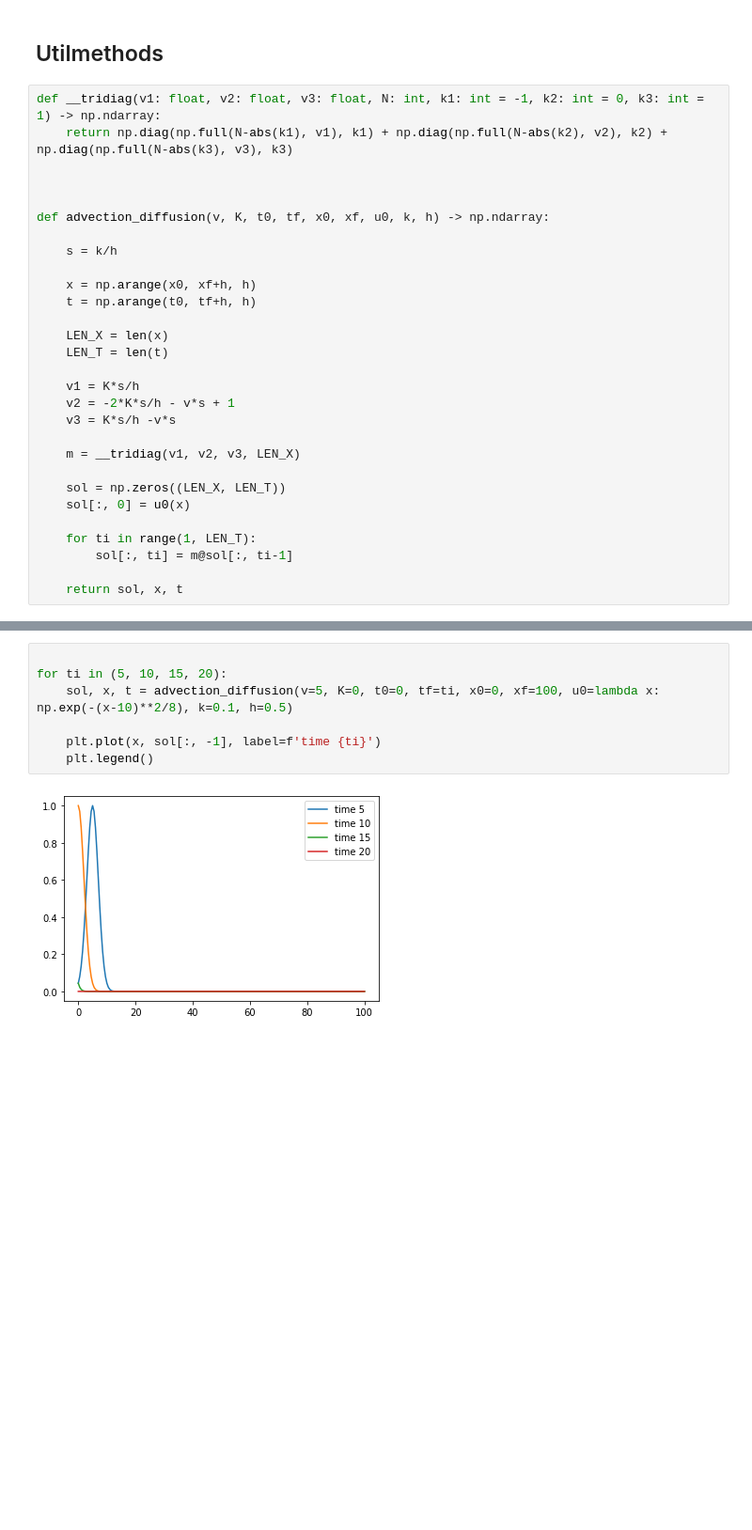
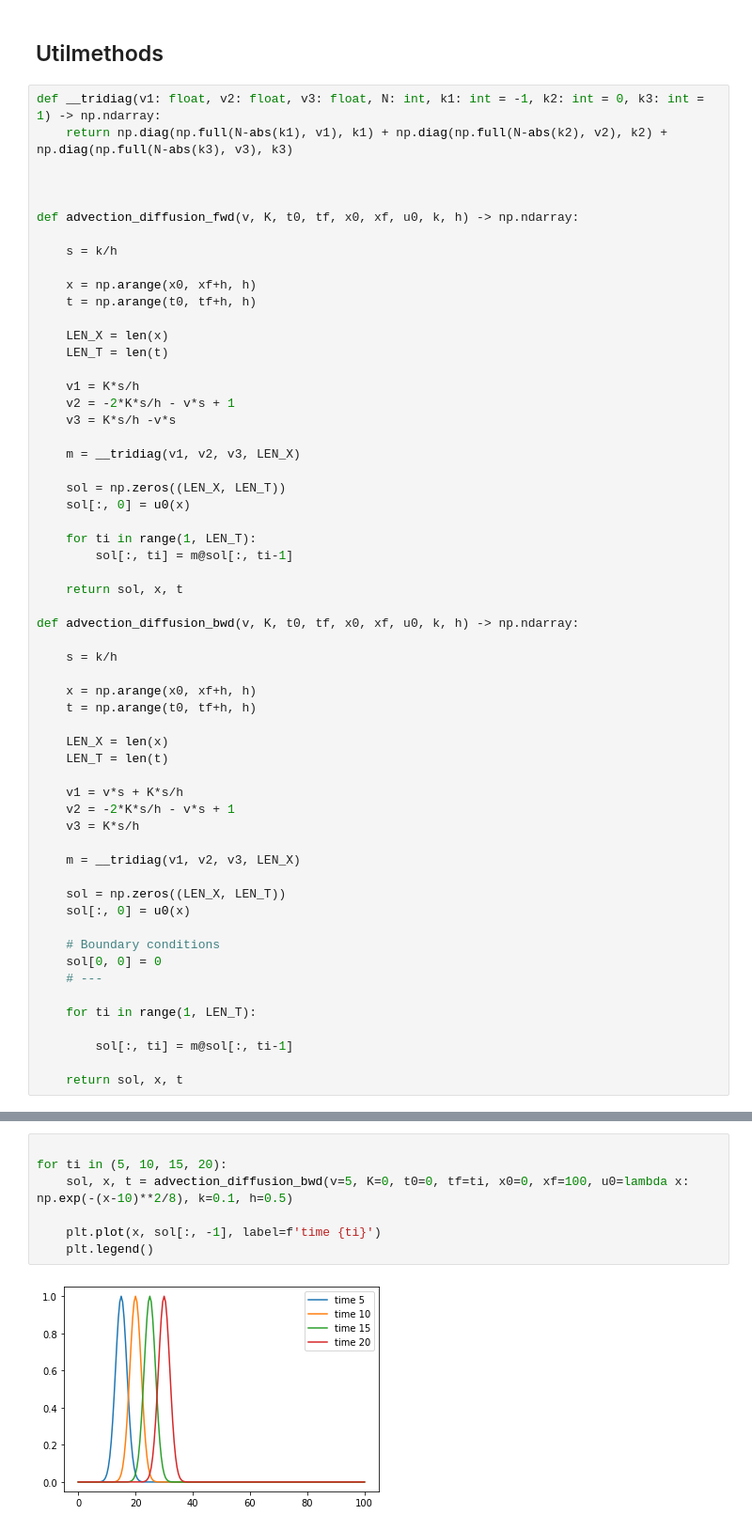
Before and after one commit to LuisGMM/UC3M-NUMERICAL-METHODS-Practices, a Jupyter notebook: src/Practices/Practice_12_21-22.ipynb, the cells around one changed output, grey strips where cells are left out. Shown: that part at 94% size. Drawn from its saved outputs; the diff is of its cells as text; blank space fills up the shorter version.

```diff
--- a/src/Practices/Practice_12_21-22.ipynb
+++ b/src/Practices/Practice_12_21-22.ipynb
@@ -38,7 +38,7 @@ def __tridiag(v1: float, v2: float, v3: float, N: int, k1: int = -1, k2: int = 0
 
 
 
-def advection_diffusion(v, K, t0, tf, x0, xf, u0, k, h) -> np.ndarray:
+def advection_diffusion_fwd(v, K, t0, tf, x0, xf, u0, k, h) -> np.ndarray:
 
     s = k/h
 
@@ -61,3 +61,32 @@ def advection_diffusion(v, K, t0, tf, x0, xf, u0, k, h) -> np.ndarray:
         sol[:, ti] = m@sol[:, ti-1]
 
     return sol, x, t
+
+def advection_diffusion_bwd(v, K, t0, tf, x0, xf, u0, k, h) -> np.ndarray:
+
+    s = k/h
+
+    x = np.arange(x0, xf+h, h)
+    t = np.arange(t0, tf+h, h)
+
+    LEN_X = len(x)
+    LEN_T = len(t)
+
+    v1 = v*s + K*s/h
+    v2 = -2*K*s/h - v*s + 1
+    v3 = K*s/h
+
+    m = __tridiag(v1, v2, v3, LEN_X)
+
+    sol = np.zeros((LEN_X, LEN_T))
+    sol[:, 0] = u0(x)
+
+    # Boundary conditions
+    sol[0, 0] = 0
+    # ---
+
+    for ti in range(1, LEN_T):
+
+        sol[:, ti] = m@sol[:, ti-1]
+
+    return sol, x, t
@@ -64,9 +95,9 @@ def advection_diffusion(v, K, t0, tf, x0, xf, u0, k, h) -> np.ndarray:
 # %%
 
 for ti in (5, 10, 15, 20):
-    sol, x, t = advection_diffusion(v=5, K=0, t0=0, tf=ti, x0=0, xf=100, u0=lambda x: np.exp(-(x-10)**2/8), k=0.1, h=0.5)
+    sol, x, t = advection_diffusion_bwd(v=5, K=0, t0=0, tf=ti, x0=0, xf=100, u0=lambda x: np.exp(-(x-10)**2/8), k=0.1, h=0.5)
 
     plt.plot(x, sol[:, -1], label=f'time {ti}')
     plt.legend()
 # %% [output]
-[figure, old version]
+[figure, new version]
```
Also changed, not shown: parts of 5 cells of this notebook.
